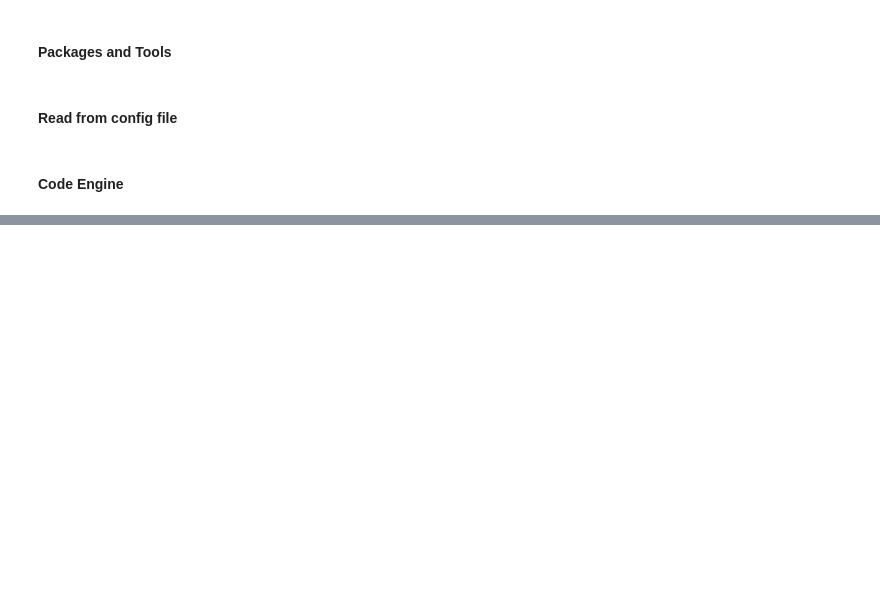
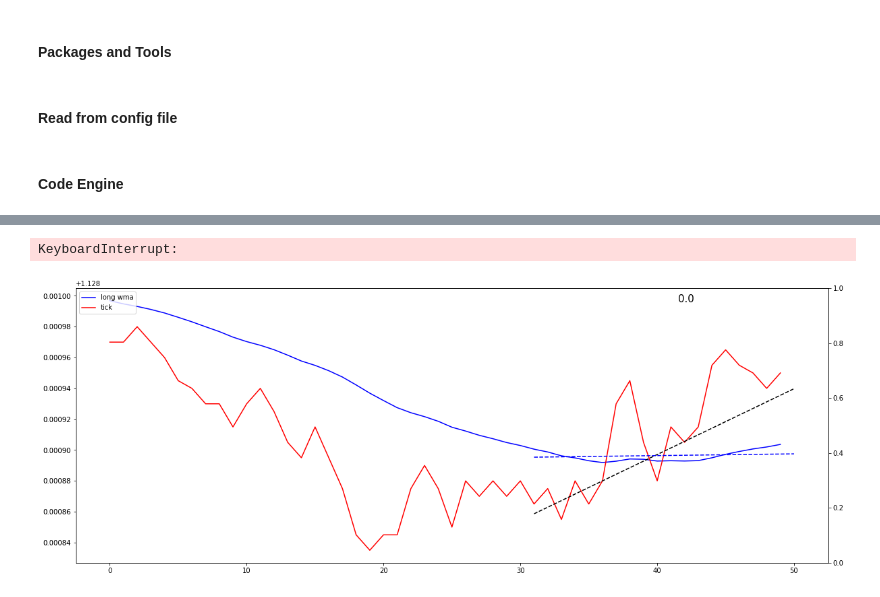
Before and after one commit to ramkumarr02/Oanda_Trading, a Jupyter notebook: Chart WMA v2.1.ipynb, the cells around one changed output, grey strips where cells are left out. Cells and saved outputs as stored; diff of their text form; code cells hidden in the pictures; blank space fills up the shorter version.

Commit message:
angle issue fix

```diff
--- a/Chart WMA v2.1.ipynb
+++ b/Chart WMA v2.1.ipynb
@@ -31,23 +31,25 @@ accountID = config['oanda_demo_account']['account_id']
 # %%
 def get_slopes(short_wma_list, long_wma_list, num):
     short_slope_y = list(short_wma_list)[-num:]
-    #short_slope_x = list(np.arange(1,len(short_slope_y)+1))
-    short_slope_x = list(np.arange(lists_size - slope_num + 1, lists_size+1))
-    short_slope, short_intercept = np.polyfit(short_slope_x, short_slope_y, 1)
+    short_slope_x = list(np.arange(1,len(short_slope_y)+1))
+    short_slope_x_plt = list(np.arange(lists_size - slope_num + 1, lists_size+1))
+    #short_slope, short_intercept = np.polyfit(short_slope_x, short_slope_y, 1)
+    short_slope, short_intercept, _, _, _ = linregress(short_slope_x, short_slope_y)
     abline_short = [short_slope * i + short_intercept for i in short_slope_x]
 
     long_slope_y = list(long_wma_list)[-num:]
-    #long_slope_x = list(np.arange(1,len(long_slope_y)+1))
-    long_slope_x = list(np.arange(lists_size - slope_num + 1, lists_size+1))
-    long_slope, long_intercept = np.polyfit(long_slope_x, long_slope_y, 1)
+    long_slope_x = list(np.arange(1,len(long_slope_y)+1))
+    long_slope_x_plt = list(np.arange(lists_size - slope_num + 1, lists_size+1))
+    #long_slope, long_intercept = np.polyfit(long_slope_x, long_slope_y, 1)
+    long_slope, long_intercept, _, _, _ = linregress(long_slope_x, long_slope_y)
     abline_long = [long_slope * i + long_intercept for i in long_slope_x]
 
     numerator = short_slope - long_slope
     denominator = 1 + (short_slope * long_slope)
     angle = math.degrees(math.atan(abs(numerator / denominator)))
-    angle = round(angle, 4)
+    angle = round(angle, 2)
 
-    return(short_slope_x, long_slope_x, abline_short, abline_long, angle)
+    return(short_slope_x_plt, long_slope_x_plt, abline_short, abline_long, angle)
 # %% [markdown]
 #### Code Engine
 # %%
@@ -178,36 +180,39 @@ for i, resp in enumerate(rv):
                     df_wma['heart_per'] = [heart_per]
                     df_wma['short_moving_window'] = [short_moving_window]
                     df_wma['long_moving_window'] = [long_moving_window]
                     df_wma['lists_size'] = [lists_size]
                     df_wma['chart_duration'] = [duration]
                     df_wma.to_csv('data/machine_use/wma_chart.csv', mode='a', header=False, index = False)
                     winsound.PlaySound('C:\\Windows\\Media\\tada.wav', winsound.SND_ASYNC)
 
                 plt.close()
                 long_wma_list.popleft()
                 long_wma_list.append(long_wma)
 
                 tick_list.popleft()
                 tick_list.append(tick_price)
 
-                short_slope_x, long_slope_x, abline_short, abline_long, angle = get_slopes(short_wma_list, long_wma_list, slope_num)
+                short_slope_x_plt, long_slope_x_plt, abline_short, abline_long, angle = get_slopes(short_wma_list, long_wma_list, slope_num)
 
                 fig, ax1 = plt.subplots(1,1, figsize=(20,7.5))
                 ax2 = ax1.twinx()
 
                 ax1.plot(long_wma_list,'b' ,label="long wma")
                 ax1.plot(tick_list, 'r' ,label="tick")
-                ax1.plot(short_slope_x, abline_short, 'k--')
-                ax1.plot(long_slope_x, abline_long, 'b--')
+                ax1.plot(short_slope_x_plt, abline_short, 'k--')
+                ax1.plot(long_slope_x_plt, abline_long, 'b--')
                 ax1.text(0.80, 0.95, angle, transform=plt.gca().transAxes, fontsize=15)
 
                 #ax2.plot(stan_dev_list,'y--' ,label="std dev")
 
                 ax1.legend(loc="upper left")
                 #ax2.legend(loc="upper right")
 
                 display.display(plt.gcf())
                 display.clear_output(wait = True)
+# %% [output]
+KeyboardInterrupt:
+[figure, added]
 # %%
 short_slope_x, long_slope_x, abline_short, abline_long, angle = get_slopes(short_wma_list, long_wma_list, slope_num)
 # %%
```
Also changed, not shown: parts of 42 cells of this notebook, 1 other file.
